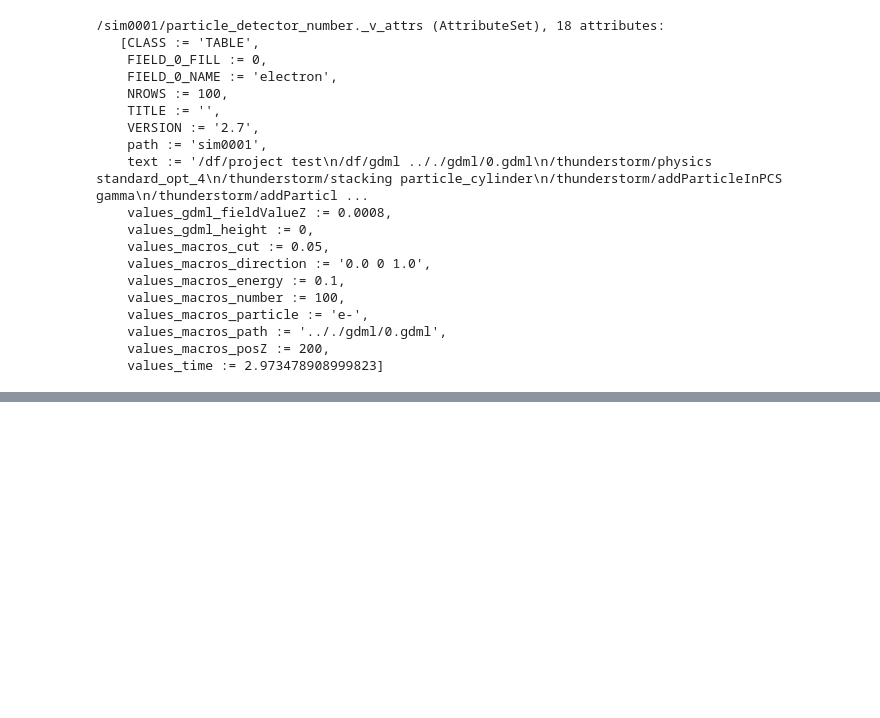
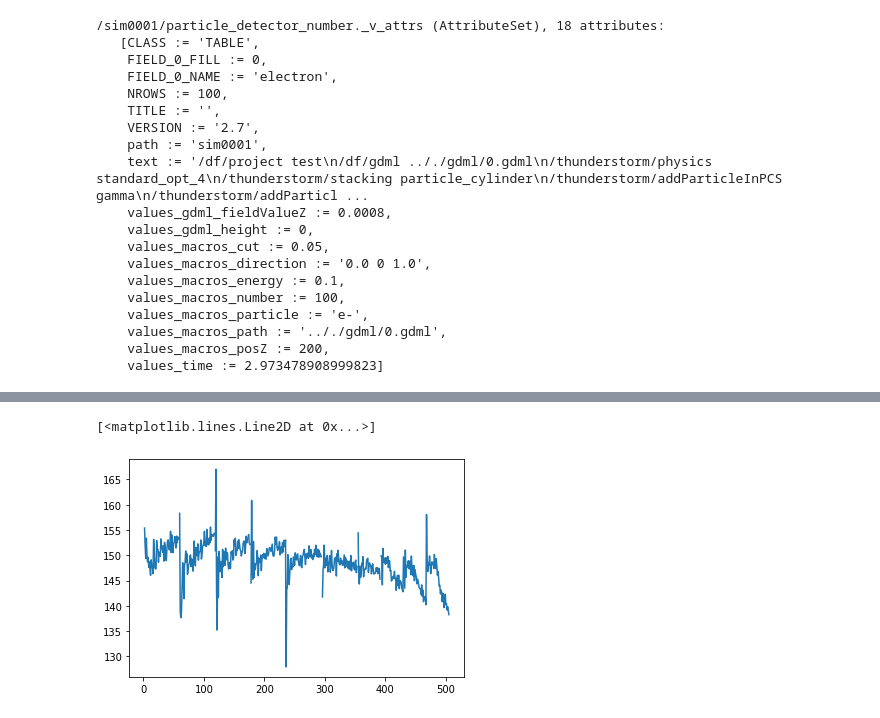
Before and after one commit to Zelenyy/phd-code, a Jupyter notebook: notebooks/06.ReversedEnergy.ipynb, the cells around one changed output, grey strips where cells are left out. Cells and saved outputs as stored; diff of their text form; code cells hidden in the pictures; blank space fills up the shorter version.

```diff
--- a/notebooks/06.ReversedEnergy.ipynb
+++ b/notebooks/06.ReversedEnergy.ipynb
@@ -76,0 +136,5 @@ def process_energy(path):
+# %%
+plt.plot(np.rad2deg(mean_theta))
+# %% [output]
+[<matplotlib.lines.Line2D at 0x...>]
+[figure, added]
```
Also changed, not shown: parts of 19 cells of this notebook, 7 other files.
